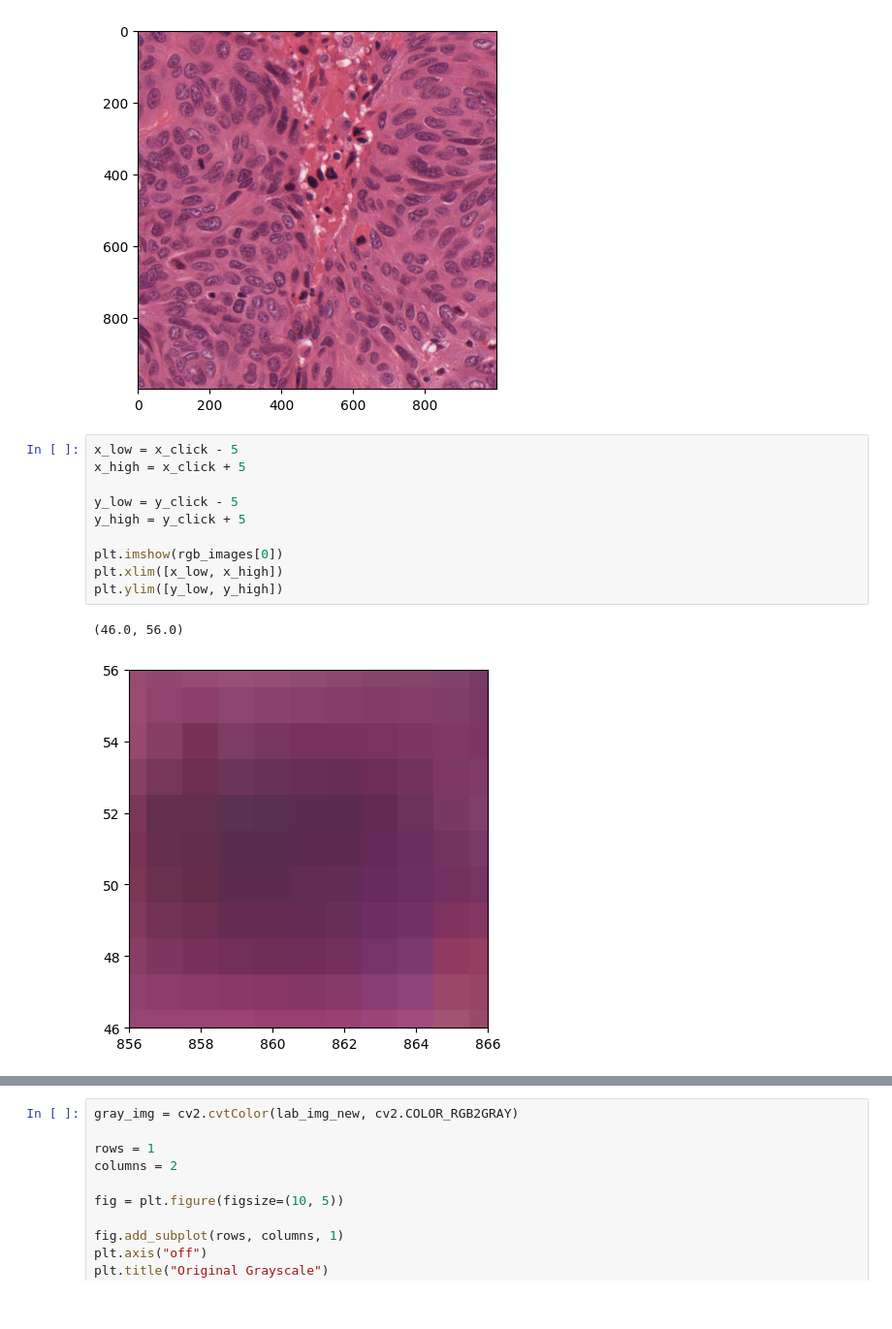
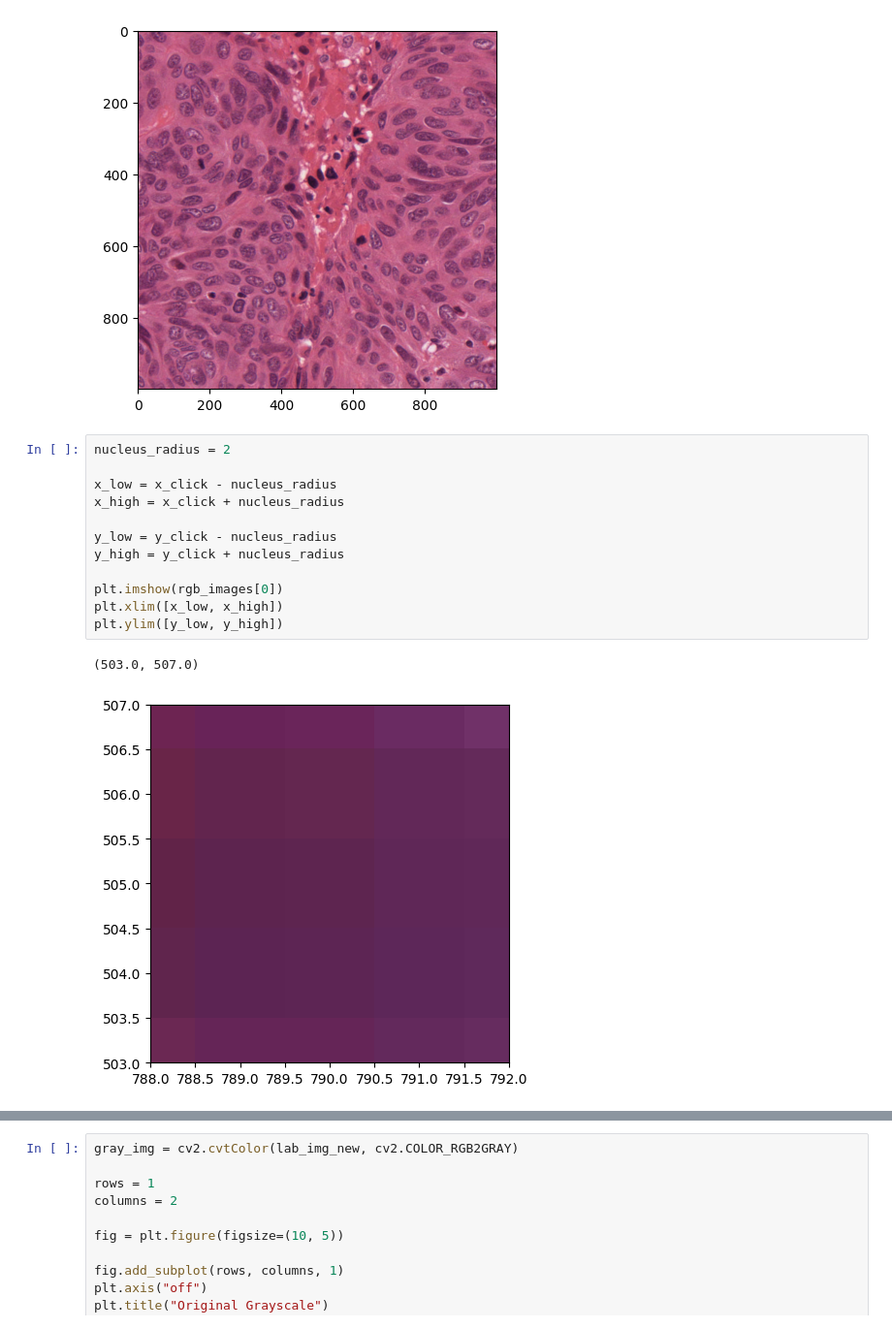
Before and after one commit to vktr274/computer-vision-image-correction-enhancement, a Jupyter notebook: experiment_2.ipynb, the cells around one changed output, grey strips where cells are left out. Shown at 97% size. Drawn from its saved outputs; the diff is of its cells as text.

```diff
--- a/experiment_2.ipynb
+++ b/experiment_2.ipynb
@@ -40,17 +40,19 @@ plt.imshow(rgb_images[0])
 <matplotlib.image.AxesImage at 0x...>
 [figure]
 # %%
-x_low = x_click - 5
-x_high = x_click + 5
+nucleus_radius = 2
 
-y_low = y_click - 5
-y_high = y_click + 5
+x_low = x_click - nucleus_radius
+x_high = x_click + nucleus_radius
+
+y_low = y_click - nucleus_radius
+y_high = y_click + nucleus_radius
 
 plt.imshow(rgb_images[0])
 plt.xlim([x_low, x_high])
 plt.ylim([y_low, y_high])
 # %% [output]
-(46.0, 56.0)
+(503.0, 507.0)
-[figure, old version]
+[figure, new version]
 # %%
 split_lab_img = cv2.split(lab_images[0])
```
Also changed, not shown: parts of 5 cells of this notebook.
